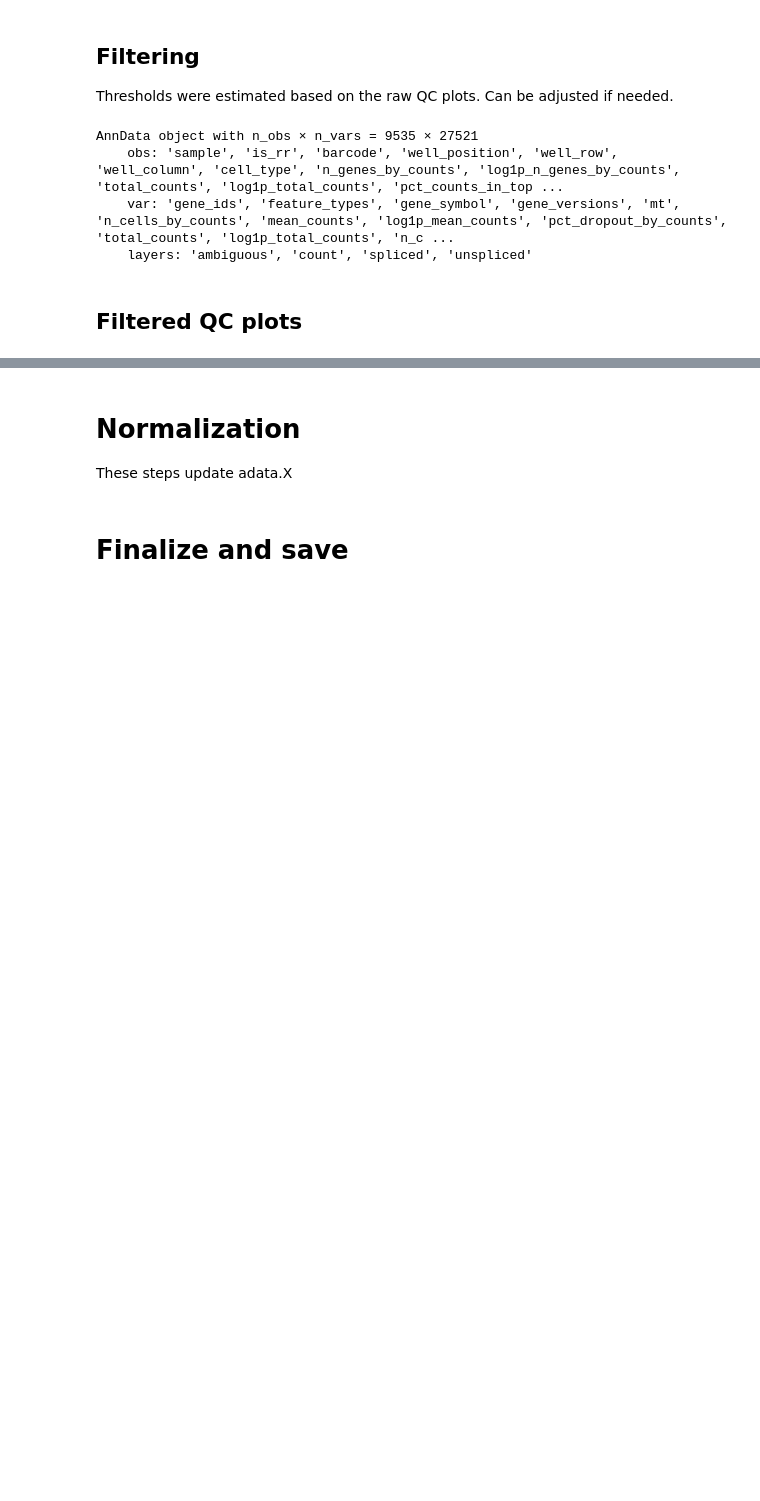
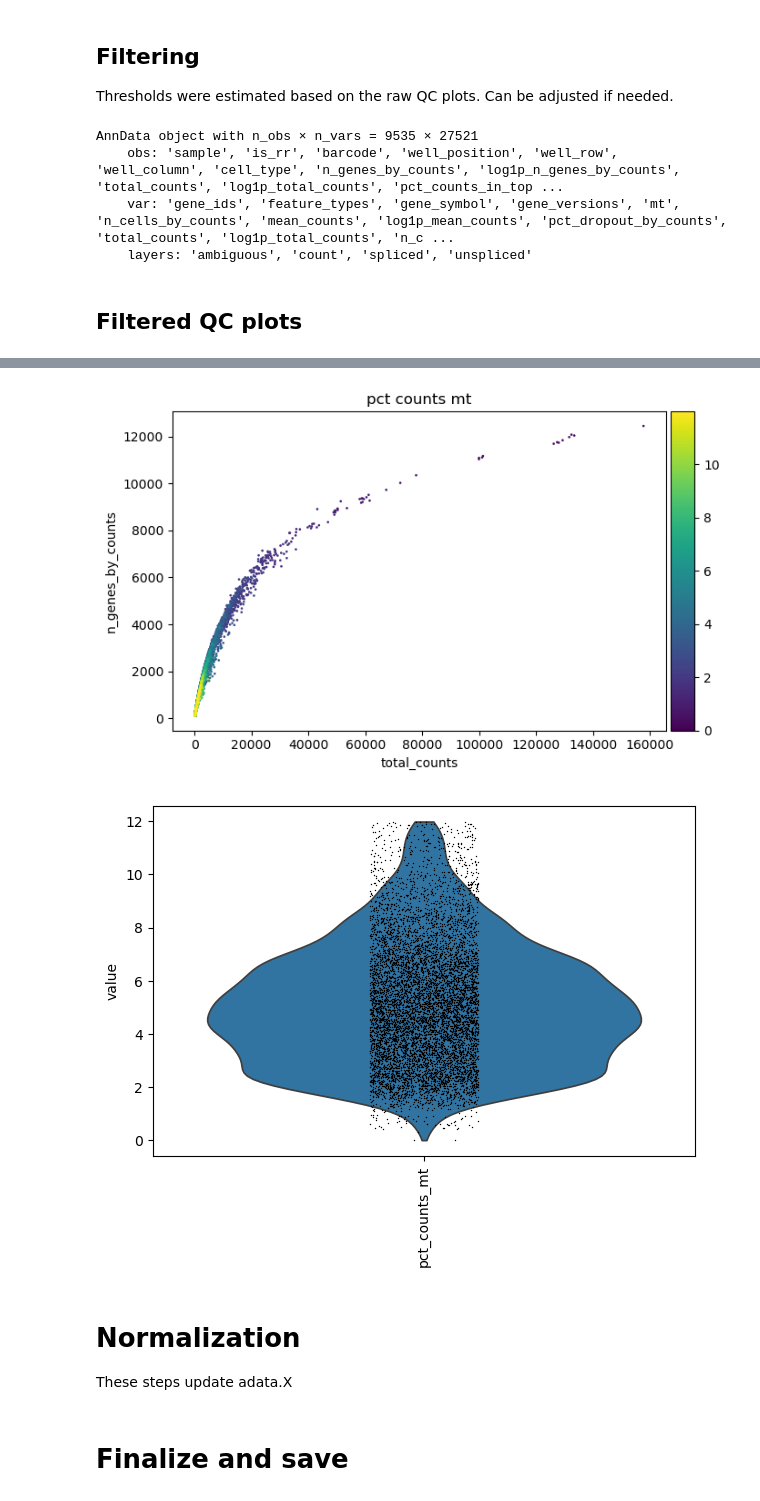
Before and after one commit to battich-lab/VASAseq_analysis, a Jupyter notebook: analysis/1_qc.ipynb, the cells around one changed output, grey strips where cells are left out. Saved outputs shown, nothing was run; the diff lists cells and outputs as text; code cells hidden in the pictures; blank space fills up the shorter version.

```diff
--- a/analysis/1_qc.ipynb
+++ b/analysis/1_qc.ipynb
@@ -95,3 +107,11 @@ sc.pl.violin(adata, "pct_counts_mt", rotation=90)
+# %%
+adata = adata[~adata.obs["predicted_doublet"], :].copy()
+# %%
+sc.pl.scatter(adata, "total_counts", "n_genes_by_counts", color="pct_counts_mt")
+sc.pl.violin(adata, "pct_counts_mt", rotation=90)
+# %% [output]
+[figure, added]
+[figure, added]
 # %% [markdown]
 # Normalization
 
```
Also changed, not shown: parts of 5 cells of this notebook, 3 other files.
